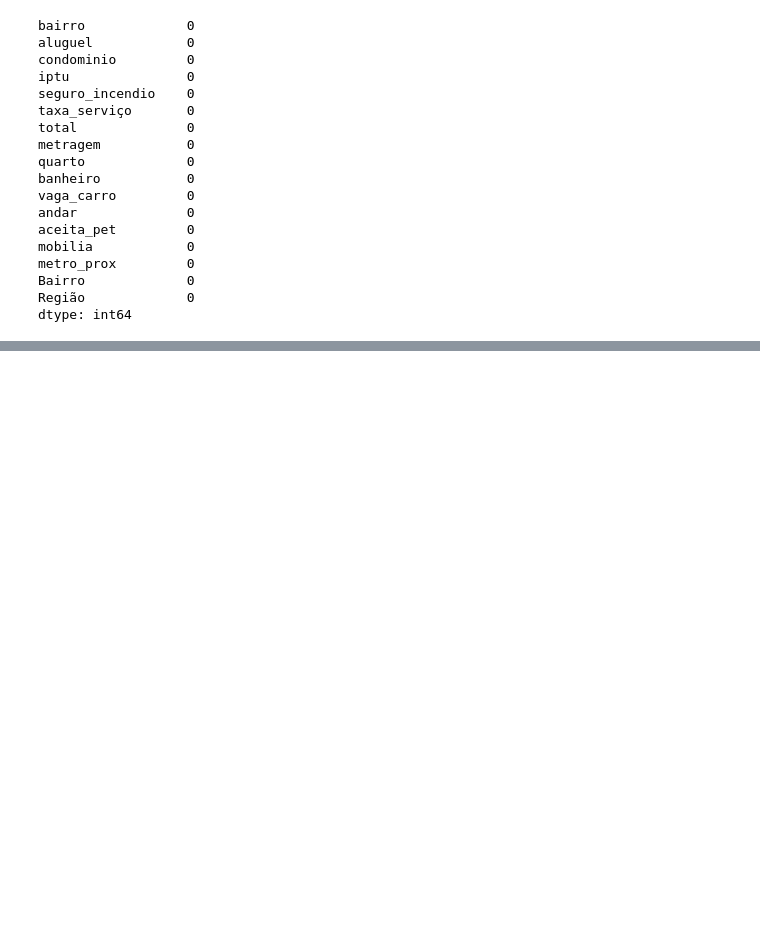
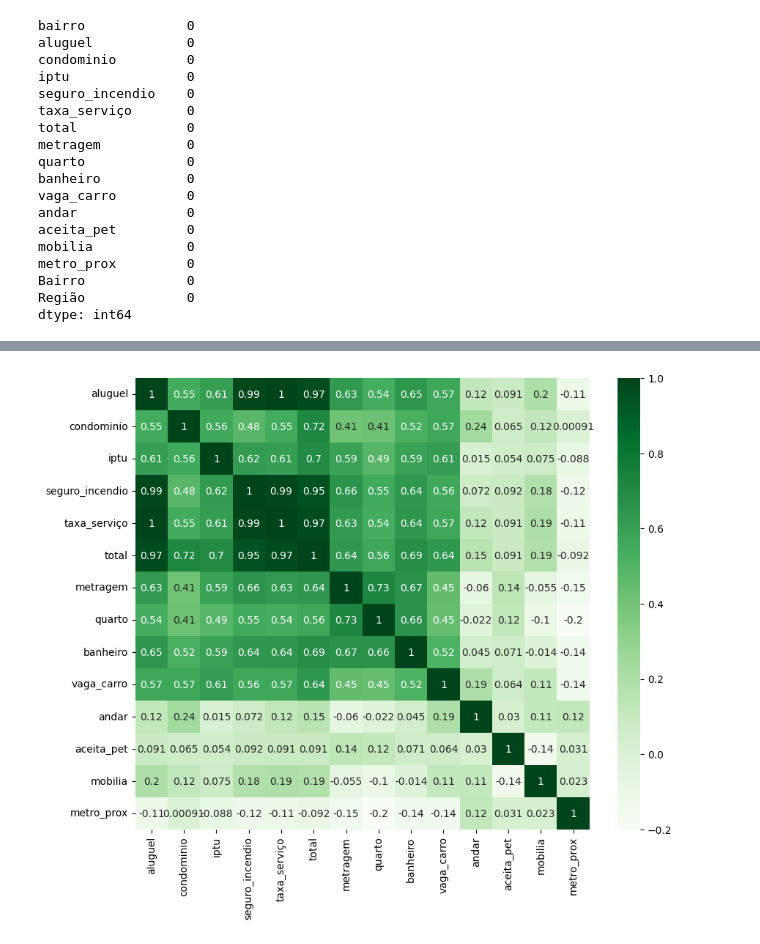
Before and after one commit to abilioepalanga/Market-Value-Predictor-Airbnb, a Jupyter notebook: main.ipynb, the cells around one changed output, grey strips where cells are left out. Drawn from its saved outputs; the diff is of its cells as text; code cells hidden in the pictures; blank space fills up the shorter version.

Commit message:
Matriz Correlação

```diff
--- a/main.ipynb
+++ b/main.ipynb
@@ -1382,0 +1407,7 @@ dtype: int64
+# %%
+#Podemos visualizar a correlação entre as variáveis numéricas através de um mapa de calor
+plt.figure(figsize=(10,8))
+sns.heatmap(basemarged[numeric_columns].corr(), annot=True, cmap='Greens')
+plt.show()
+# %% [output]
+[figure, added]
```
Also changed, not shown: parts of 5 cells of this notebook.
